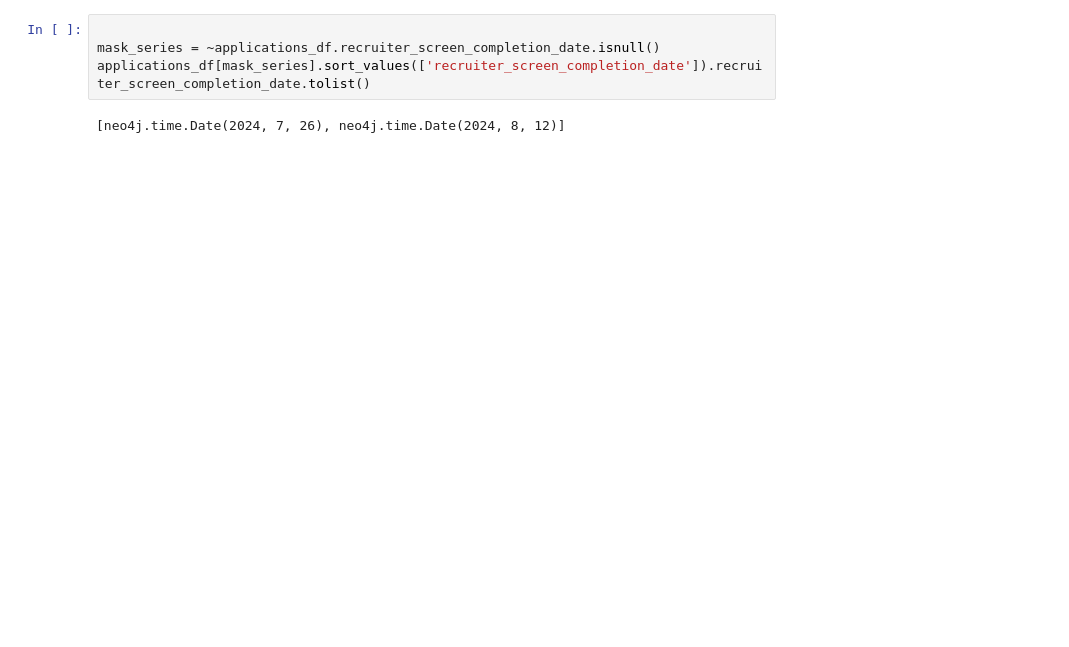
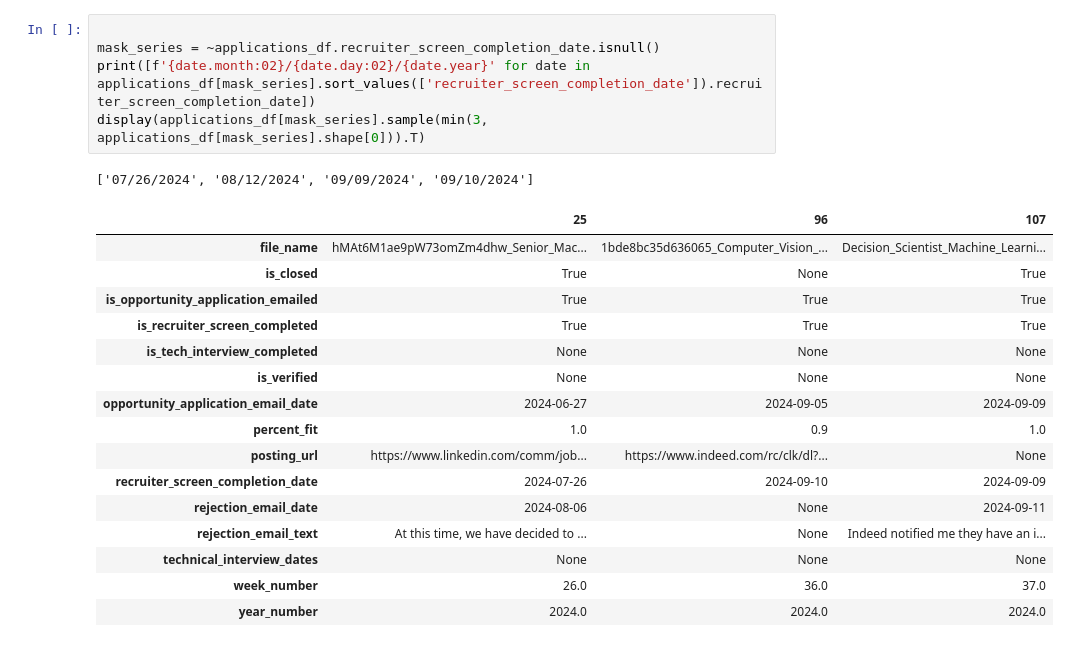
Before and after one commit to dbabbitt/job-hunting, a Jupyter notebook: visualizations/Job Hunting Activity Over Time.ipynb, the cells around one changed output. Cells and saved outputs as stored; diff of their text form; blank space fills up the shorter version.

```diff
--- a/visualizations/Job Hunting Activity Over Time.ipynb
+++ b/visualizations/Job Hunting Activity Over Time.ipynb
@@ -336,6 +332,23 @@ display(applications_df[mask_series].sample(min(3, applications_df[mask_series].
 # %%
 
 mask_series = ~applications_df.recruiter_screen_completion_date.isnull()
-applications_df[mask_series].sort_values(['recruiter_screen_completion_date']).recruiter_screen_completion_date.tolist()
+print([f'{date.month:02}/{date.day:02}/{date.year}' for date in applications_df[mask_series].sort_values(['recruiter_screen_completion_date']).recruiter_screen_completion_date])
+display(applications_df[mask_series].sample(min(3, applications_df[mask_series].shape[0])).T)
 # %% [output]
-[neo4j.time.Date(2024, 7, 26), neo4j.time.Date(2024, 8, 12)]
+['07/26/2024', '08/12/2024', '09/09/2024', '09/10/2024']
+|  | 25 | 96 | 107 |
+| file_name | hMAt6M1ae9pW73omZm4dhw_Senior_Mac... | 1bde8bc35d636065_Computer_Vision_... | Decision_Scientist_Machine_Learni... |
+| is_closed | True | None | True |
+| is_opportunity_application_emailed | True | True | True |
+| is_recruiter_screen_completed | True | True | True |
+| is_tech_interview_completed | None | None | None |
+| is_verified | None | None | None |
+| opportunity_application_email_date | 2024-06-27 | 2024-09-05 | 2024-09-09 |
+| percent_fit | 1.0 | 0.9 | 1.0 |
+| posting_url | https://www.linkedin.com/comm/job... | https://www.indeed.com/rc/clk/dl?... | None |
+| recruiter_screen_completion_date | 2024-07-26 | 2024-09-10 | 2024-09-09 |
+| rejection_email_date | 2024-08-06 | None | 2024-09-11 |
+| rejection_email_text | At this time, we have decided to ... | None | Indeed notified me they have an i... |
+| technical_interview_dates | None | None | None |
+| week_number | 26.0 | 36.0 | 37.0 |
+| year_number | 2024.0 | 2024.0 | 2024.0 |
```
Also changed, not shown: parts of 12 cells of this notebook, 15 other files.
